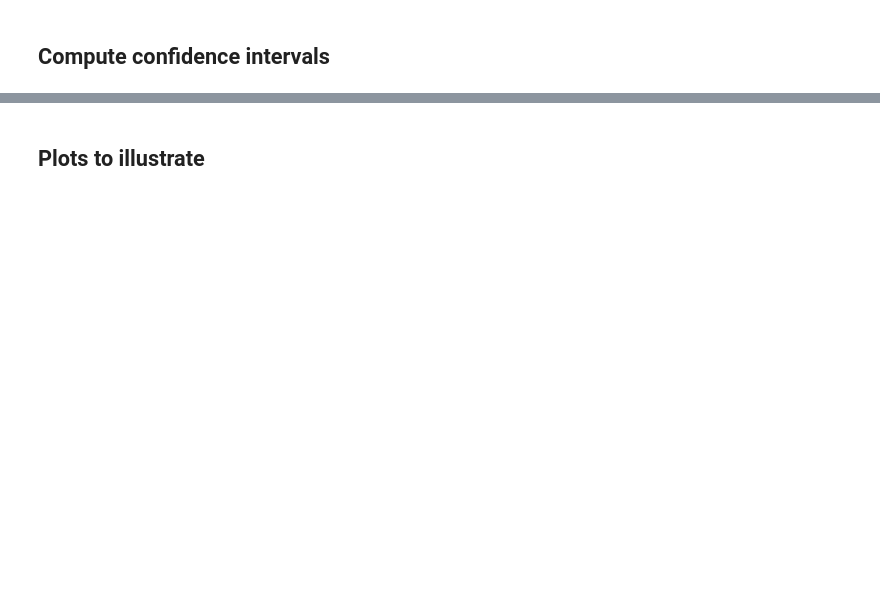
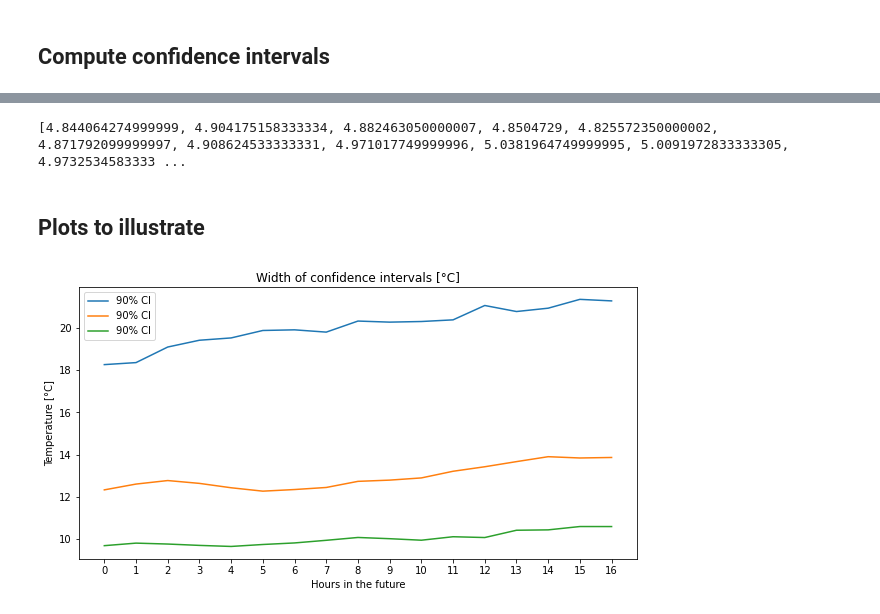
Before and after one commit to thdfw/master_thesis, a Jupyter notebook: pareto/weather_confidence/confidence_intervals.ipynb, the cells around one changed output, grey strips where cells are left out. Cells and saved outputs as stored; diff of their text form; code cells hidden in the pictures; blank space fills up the shorter version.

```diff
--- a/pareto/weather_confidence/confidence_intervals.ipynb
+++ b/pareto/weather_confidence/confidence_intervals.ipynb
@@ -97,0 +103,7 @@ ConnectionError: HTTPSConnectionPool(host='71tdb.lbl.gov', port=9090): Max retri
+# %%
+measurement_hourly = pd.read_csv(os.getcwd()+'/measurements/flexlab_temp.csv')
+measurement_hourly = measurement_hourly.rename(columns={'/weather/Weather-Station/W-OAT-2': 'T_OA'})
+print(f"Succesfully loaded hourly weather measurements.")
+measurement_hourly['datetime'] = pd.to_datetime(measurement_hourly['datetime'])
+measurement_hourly.set_index('datetime', inplace=True)
+display(measurement_hourly)
@@ -150,8 +222,8 @@ for col in sorted(df.columns.to_list()):
 residuals = {}
 n = len(df_final.columns.to_list())
 
-# For every forecasted hour
-for k in [1]: #range(len(df)):
+# For every forecasted hour (0 to 16)
+for k in range(len(df)):
 
     count_out = 0
 
@@ -160,28 +232,27 @@ for k in [1]: #range(len(df)):
     # For all forecasts
     for col in df_final.columns.to_list():
 
+        # Get the corresponding forecast and measurement columns
         forecast_name = "forecast_" + col.split("_")[1]
         measurement_name = "measurement_" + col.split("_")[1]
 
+        # Residual = abs(forecast(k)-measurement(k))
         residual = np.abs(df[measurement_name].iloc[k] - df[forecast_name].iloc[k])
-
         residuals[f'hour{k}'].append(residual)
 
+    # Check for NaN values in residuals
+    nan_count = sum(math.isnan(x) for x in residuals[f'hour{k}'])
+    if nan_count != 0:
+        raise ValueError(f"Found {nan_count} NaN values in the residuals at hour {k}.")
 
-    import math
-    # Count NaN values in the list
-    nan_count = sum(math.isnan(x) for x in residuals[f'hour{k}'])
-    print("Number of NaN values:", nan_count)
-
+    # Check that the confidence interval makes sense
     sorted_residuals = sorted(residuals[f'hour{k}'])
     idx = int((1-alpha)*(len(sorted_residuals)+1))
     CI = sorted_residuals[idx]
-    print(CI)
-
     testing = [1 if x<CI else 0 for x in sorted_residuals]
-    #print(sorted([sorted_residuals[i] if testing[i]==0 else np.nan for i in range(len(sorted_residuals))]))
-
-    #print("")
-    #print([round(x,2) for x in sorted_residuals[idx-10:idx+10]])
-    #print([round(x,2) for x in testing[idx-10:idx+10]])
-    print(round(100*(1-sum(testing)/len(sorted_residuals)),1))
+    if round((1-sum(testing)/len(sorted_residuals)),1) <= alpha:
+        print(f"[OK] Hour {k}")
+    else:
+        print(f"[ERROR] Hour {k}")
+        print(round((1-sum(testing)/len(sorted_residuals)),1))
+        raise ValueError(f"Error on confidence interval {k}")
@@ -201,21 +290,24 @@ def confidence_intevals(alpha):
 
     return(CIs_final)
 
-alpha = 0.1
 CIs = confidence_intevals(alpha)
 print(CIs)
+# %% [output]
+[4.844064274999999, 4.904175158333334, 4.882463050000007, 4.8504729, 4.825572350000002, 4.871792099999997, 4.908624533333331, 4.971017749999996, 5.0381964749999995, 5.0091972833333305, 4.9732534583333 ...
 # %% [markdown]
 ## Plots to illustrate
 # %%
 plt.figure(figsize=(10,5))
-for alpha in [0.01, 0.05, 0.1]:
-    plt.plot([2*x for x in confidence_intevals(alpha/10)], label=f'{round(100*(1-alpha))}% CI')
+for a in [0.01, 0.05, 0.1]:
+    plt.plot([x*2 for x in confidence_intevals(a)], label=f'{round(100*(1-alpha))}% CI')
 plt.title(f"Width of confidence intervals [°C]")
 plt.xlabel("Hours in the future")
 plt.ylabel("Temperature [°C]")
 plt.xticks(range(len(CIs)))
 plt.legend()
 plt.show()
+# %% [output]
+[figure, added]
 # %%
 # Get the forecast
 T_OA_list = [-12.52, -12.28, -12.55, -14.18, -13.76, -13.96, -14.26,
```
Also changed, not shown: parts of 10 cells of this notebook, 15 other files.
